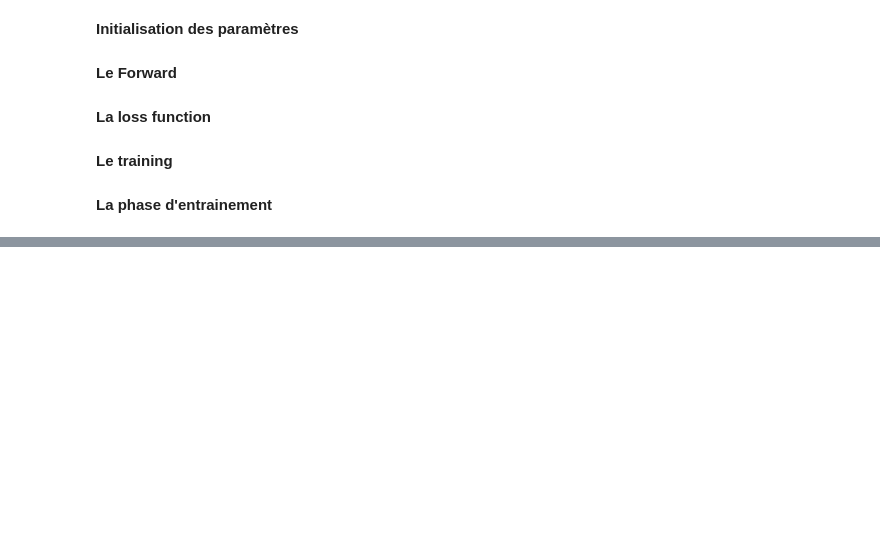
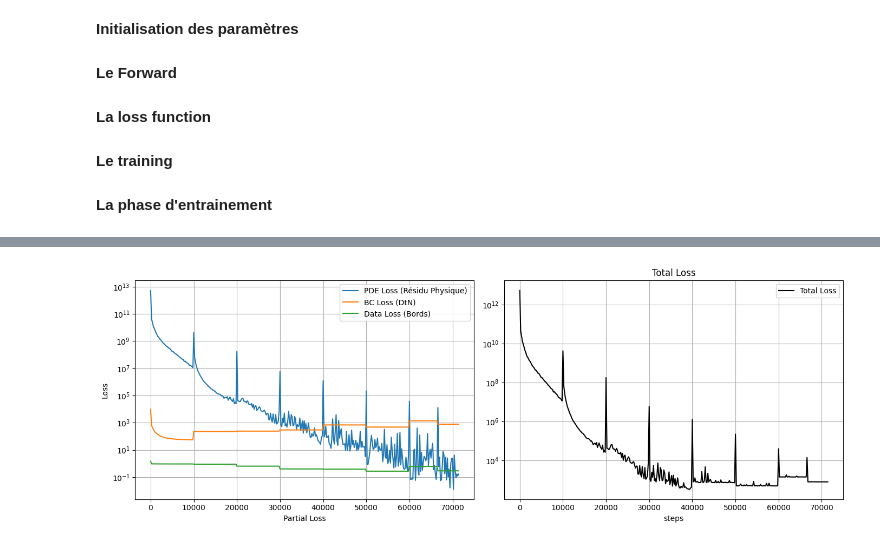
Before and after one commit to Mintche/Internship-PINNs, a Jupyter notebook: 2D Wave Guide/WaveGuide_PINN.ipynb, the cells around one changed output, grey strips where cells are left out. Saved outputs shown, nothing was run; the diff lists cells and outputs as text; code cells hidden in the pictures; blank space fills up the shorter version.

```diff
--- a/2D Wave Guide/WaveGuide_PINN.ipynb
+++ b/2D Wave Guide/WaveGuide_PINN.ipynb
@@ -278,30 +298,32 @@ best_params, key, train_loss = train(params, N, max_steps_per_freq, freq, eval_i
 # %%
 train_loss_arr = np.array(train_loss)
 pde_losses = train_loss_arr[:, 0]
 dtn_losses = train_loss_arr[:, 1]
 data_losses = train_loss_arr[:, 2]
 total_losses = pde_losses + dtn_losses + data_losses
 
 x_axis = eval_interval * np.arange(len(train_loss))
 
 fig, (ax1, ax2) = plt.subplots(1, 2, figsize=(14, 5))
 
 ax1.semilogy(x_axis, pde_losses, label="PDE Loss (Résidu Physique)")
 ax1.semilogy(x_axis, dtn_losses, label="BC Loss (DtN)")
 ax1.semilogy(x_axis, data_losses, label="Data Loss (Bords)")
 
-ax2.semilogy(x_axis, total_losses, label="Total Loss", linestyle='--', color='black')
+ax2.semilogy(x_axis, total_losses, label="Total Loss", color='black')
 
 ax1.set_xlabel("Partial Loss")
 ax1.set_ylabel("Loss")
 ax1.legend(loc="upper right")
 ax1.grid(True)
 
 ax2.set_title("Total Loss")
 ax2.set_xlabel("steps")
 ax2.legend(loc="upper right")
 ax2.grid(True)
 
 plt.tight_layout()
 plt.savefig('fig/2D_Wave_guide_metrics.pdf')
 plt.show()
+# %% [output]
+[figure, added]
```
Also changed, not shown: parts of 3 cells of this notebook, 6 other files.
